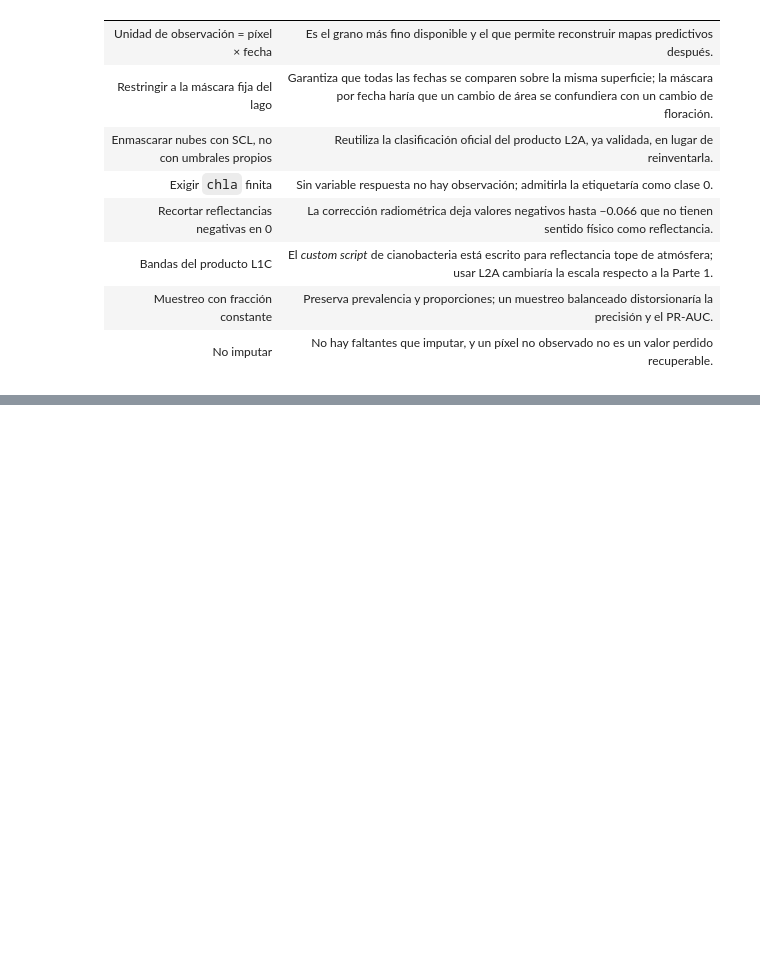
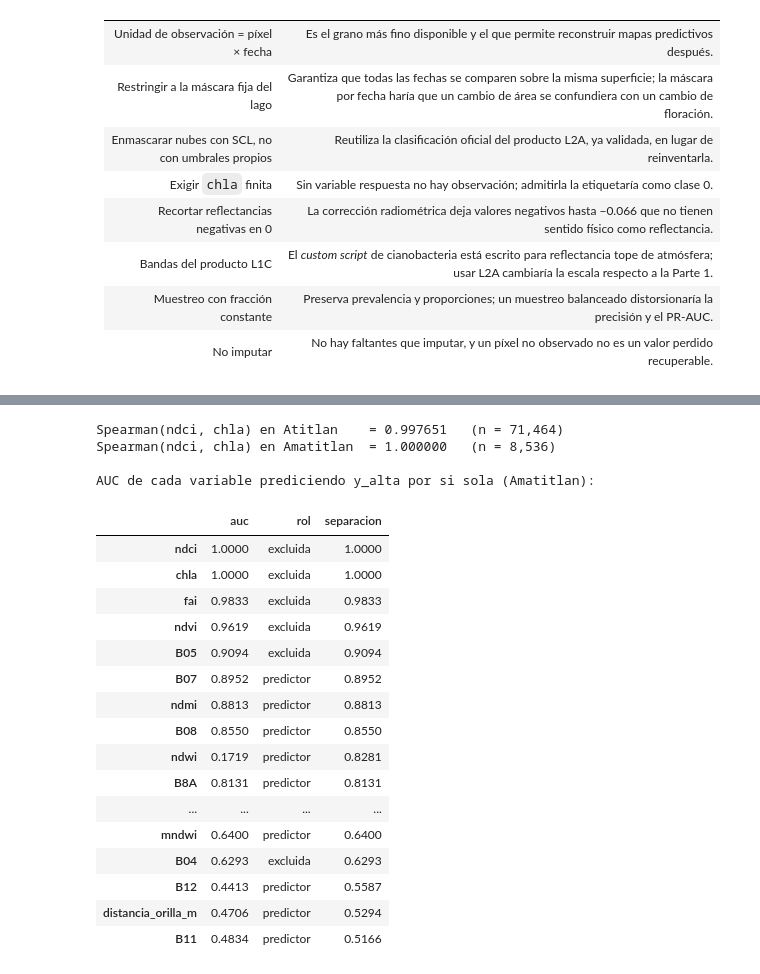
Before and after one commit to Tunchxz/CC3084-Laboratorio-4, a Jupyter notebook: notebooks/03_preparacion_dataset_ml.ipynb, the cells around one changed output, grey strips where cells are left out. Cells and saved outputs as stored; diff of their text form; code cells hidden in the pictures; blank space fills up the shorter version.

```diff
--- a/notebooks/03_preparacion_dataset_ml.ipynb
+++ b/notebooks/03_preparacion_dataset_ml.ipynb
@@ -405,0 +598,42 @@ En el extremo opuesto, `B12` (0.441), `distancia_orilla_m` (0.471) y `B11` (0.48
+# %%
+muestra = datos.sample(80000, random_state=1)
+for lago in LAGOS:
+    sub = muestra[muestra["lago"] == lago]
+    rho, _ = stats.spearmanr(sub["ndci"], sub["chla"])
+    print(f"Spearman(ndci, chla) en {lago:10s} = {rho:.6f}   (n = {len(sub):,})")
+
+print("\nAUC de cada variable prediciendo y_alta por si sola (Amatitlan):\n")
+fuga = pd.DataFrame(
+    {
+        "auc": [
+            roc_auc_score(amatitlan["y_alta"], amatitlan[c])
+            for c in dml.EXCLUIDAS_POR_FUGA + dml.PREDICTORES
+        ],
+        "rol": ["excluida"] * len(dml.EXCLUIDAS_POR_FUGA) + ["predictor"] * len(dml.PREDICTORES),
+    },
+    index=dml.EXCLUIDAS_POR_FUGA + dml.PREDICTORES,
+)
+fuga["separacion"] = (fuga["auc"] - 0.5).abs() + 0.5
+fuga.sort_values("separacion", ascending=False).round(4)
+# %% [output]
+Spearman(ndci, chla) en Atitlan    = 0.997651   (n = 71,464)
+Spearman(ndci, chla) en Amatitlan  = 1.000000   (n = 8,536)
+
+AUC de cada variable prediciendo y_alta por si sola (Amatitlan):
+|  | auc | rol | separacion |
+| ndci | 1.0000 | excluida | 1.0000 |
+| chla | 1.0000 | excluida | 1.0000 |
+| fai | 0.9833 | excluida | 0.9833 |
+| ndvi | 0.9619 | excluida | 0.9619 |
+| B05 | 0.9094 | excluida | 0.9094 |
+| B07 | 0.8952 | predictor | 0.8952 |
+| ndmi | 0.8813 | predictor | 0.8813 |
+| B08 | 0.8550 | predictor | 0.8550 |
+| ndwi | 0.1719 | predictor | 0.8281 |
+| B8A | 0.8131 | predictor | 0.8131 |
+| ... | ... | ... | ... |
+| mndwi | 0.6400 | predictor | 0.6400 |
+| B04 | 0.6293 | excluida | 0.6293 |
+| B12 | 0.4413 | predictor | 0.5587 |
+| distancia_orilla_m | 0.4706 | predictor | 0.5294 |
+| B11 | 0.4834 | predictor | 0.5166 |
```
Also changed, not shown: parts of 14 cells of this notebook.
